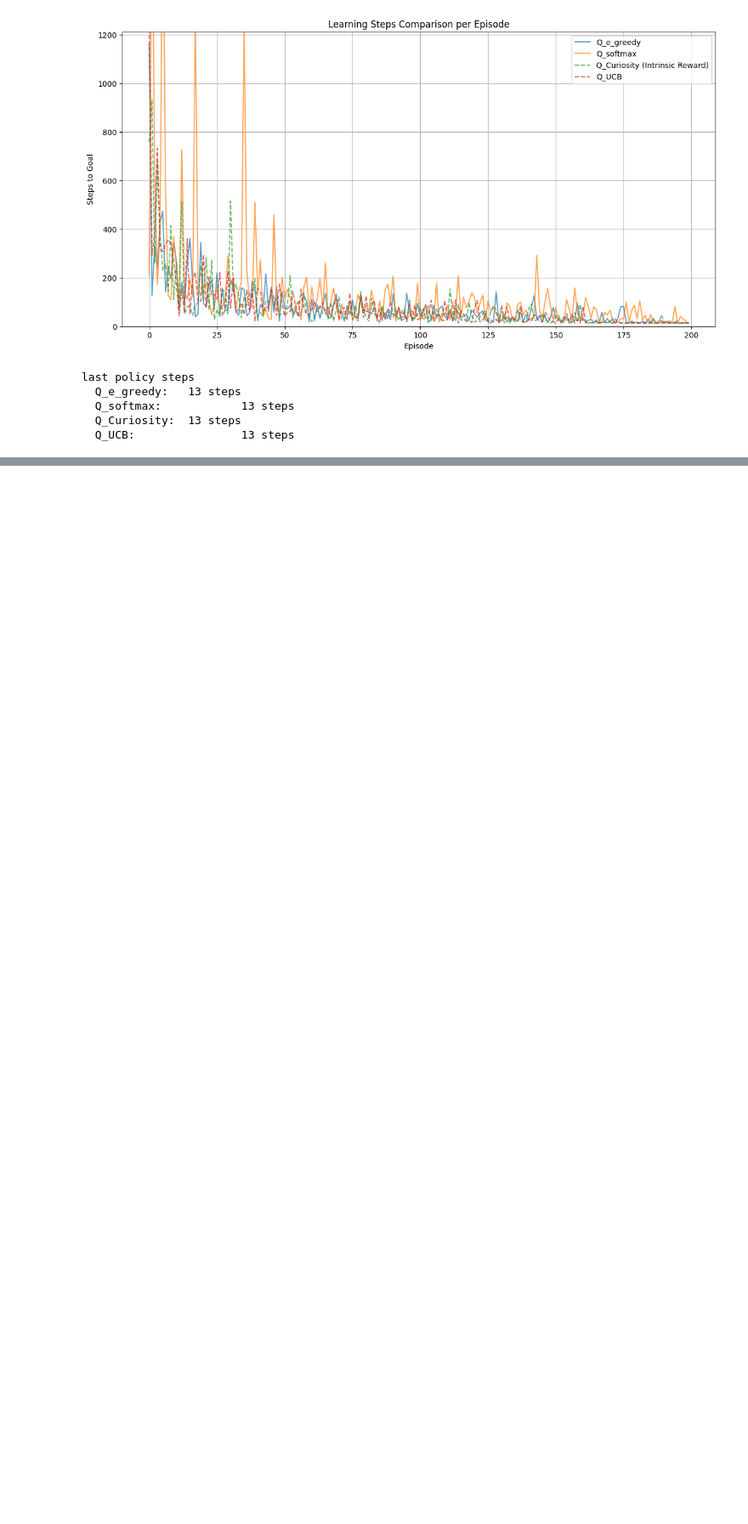
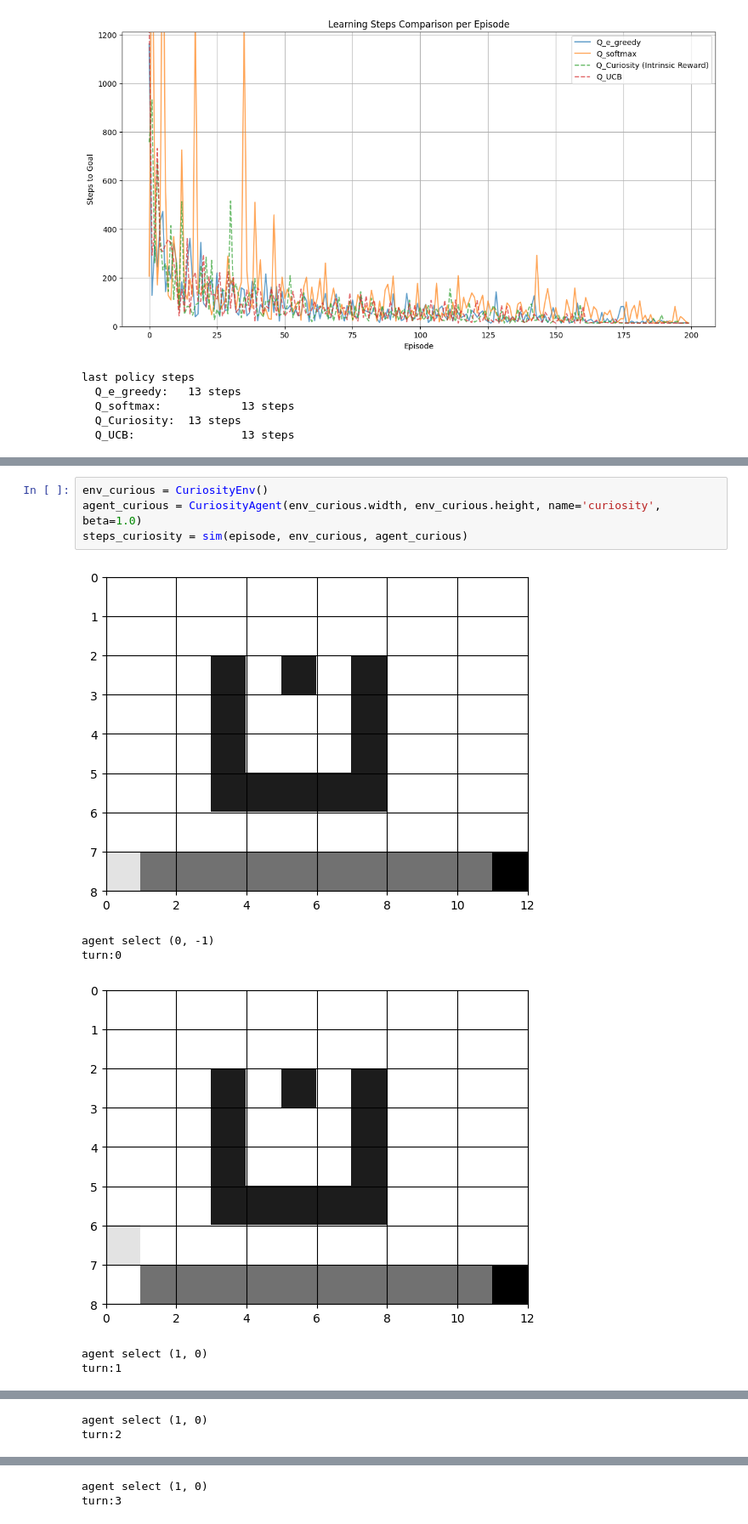
Before and after one commit to 24rd172/RL_human-like, a Jupyter notebook: AIP3_24RD172.ipynb, the cells around one changed output, grey strips where cells are left out. Shown at 85% size. Cells and saved outputs as stored; diff of their text form; blank space fills up the shorter version.

```diff
--- a/AIP3_24RD172.ipynb
+++ b/AIP3_24RD172.ipynb
@@ -596,0 +756,11 @@ last policy steps
+# %%
+env_curious = CuriosityEnv()
+agent_curious = CuriosityAgent(env_curious.width, env_curious.height, name='curiosity', beta=1.0)
+steps_curiosity = sim(episode, env_curious, agent_curious)
+# %% [output]
+[figure, added]
+agent select (0, -1)
+turn:0
+[figure, added]
+agent select (1, 0)
+turn:1
@@ -596,0 +768,2 @@ last policy steps
+agent select (1, 0)
+turn:2
@@ -596,0 +771,2 @@ last policy steps
+agent select (1, 0)
+turn:3
```
Also changed, not shown: parts of 13 cells of this notebook.
